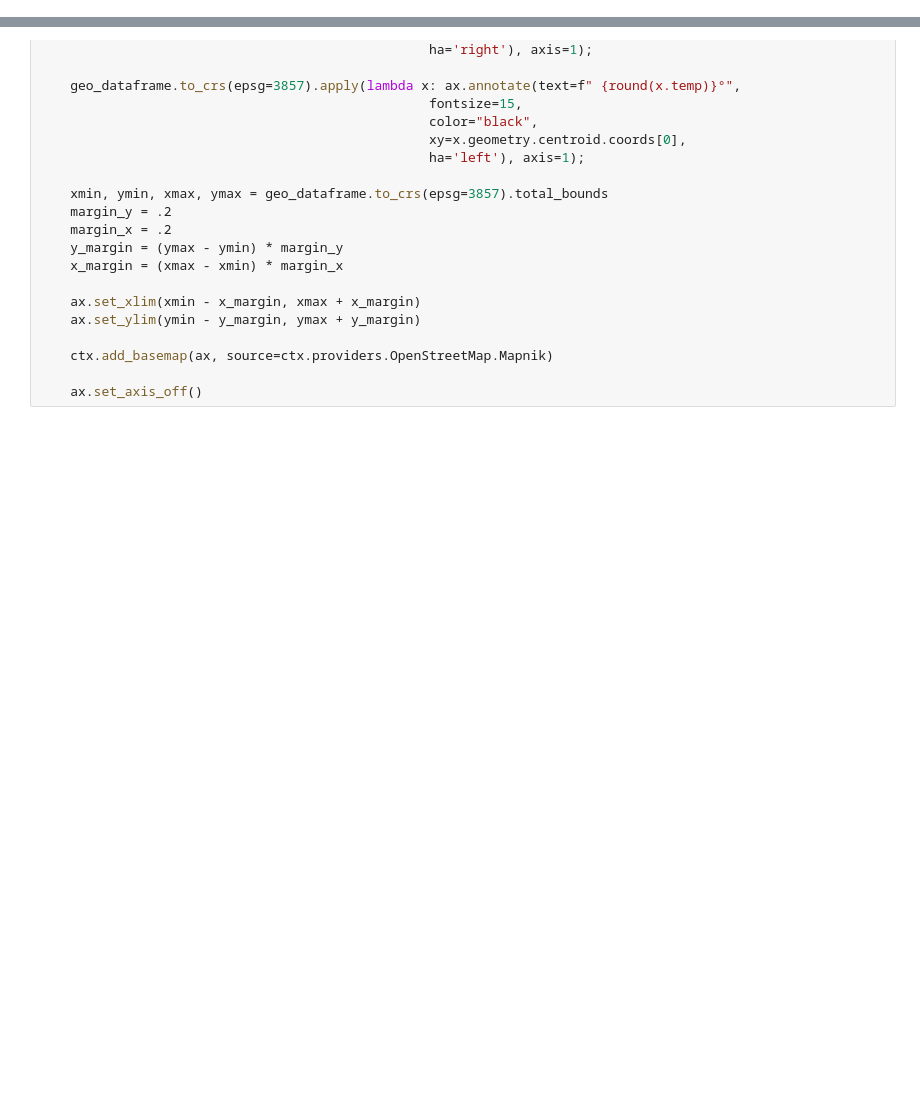
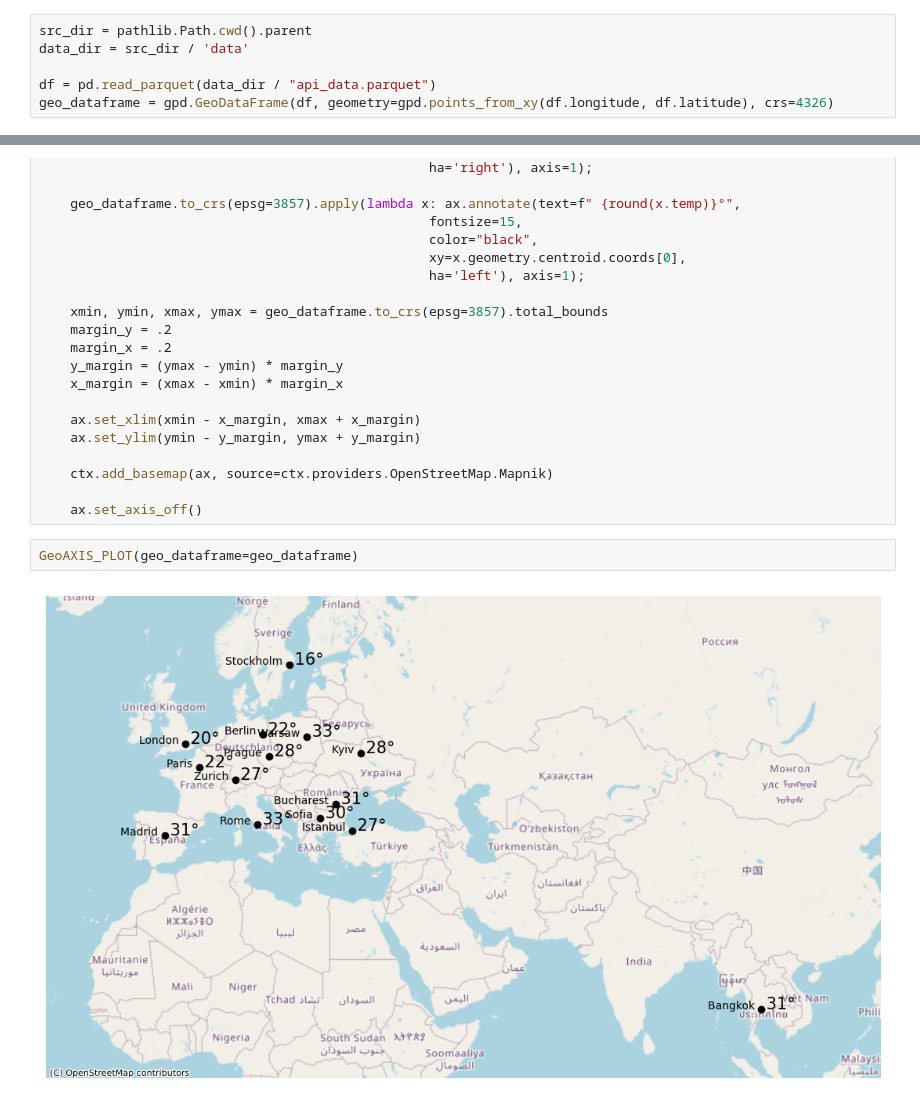
Before and after one commit to h-sutiwas/weather-application, a Jupyter notebook: src/addMapVisualization.ipynb, the cells around one changed output, grey strips where cells are left out. Cells and saved outputs as stored; diff of their text form; blank space fills up the shorter version.

```diff
--- a/src/addMapVisualization.ipynb
+++ b/src/addMapVisualization.ipynb
@@ -7,3 +15,9 @@ import contextily as ctx
 from skimage import io
 import matplotlib.pyplot as plt
 from matplotlib.offsetbox import AnnotationBbox, OffsetImage
+# %%
+src_dir = pathlib.Path.cwd().parent
+data_dir = src_dir / 'data'
+
+df = pd.read_parquet(data_dir / "api_data.parquet")
+geo_dataframe = gpd.GeoDataFrame(df, geometry=gpd.points_from_xy(df.longitude, df.latitude), crs=4326)
@@ -45,3 +77,7 @@ def GeoAXIS_PLOT(geo_dataframe: gpd.GeoDataFrame):
     ctx.add_basemap(ax, source=ctx.providers.OpenStreetMap.Mapnik)
 
     ax.set_axis_off()
+# %%
+GeoAXIS_PLOT(geo_dataframe=geo_dataframe)
+# %% [output]
+[figure, added]
```
Also changed, not shown: parts of 2 cells of this notebook, 1 other file.
